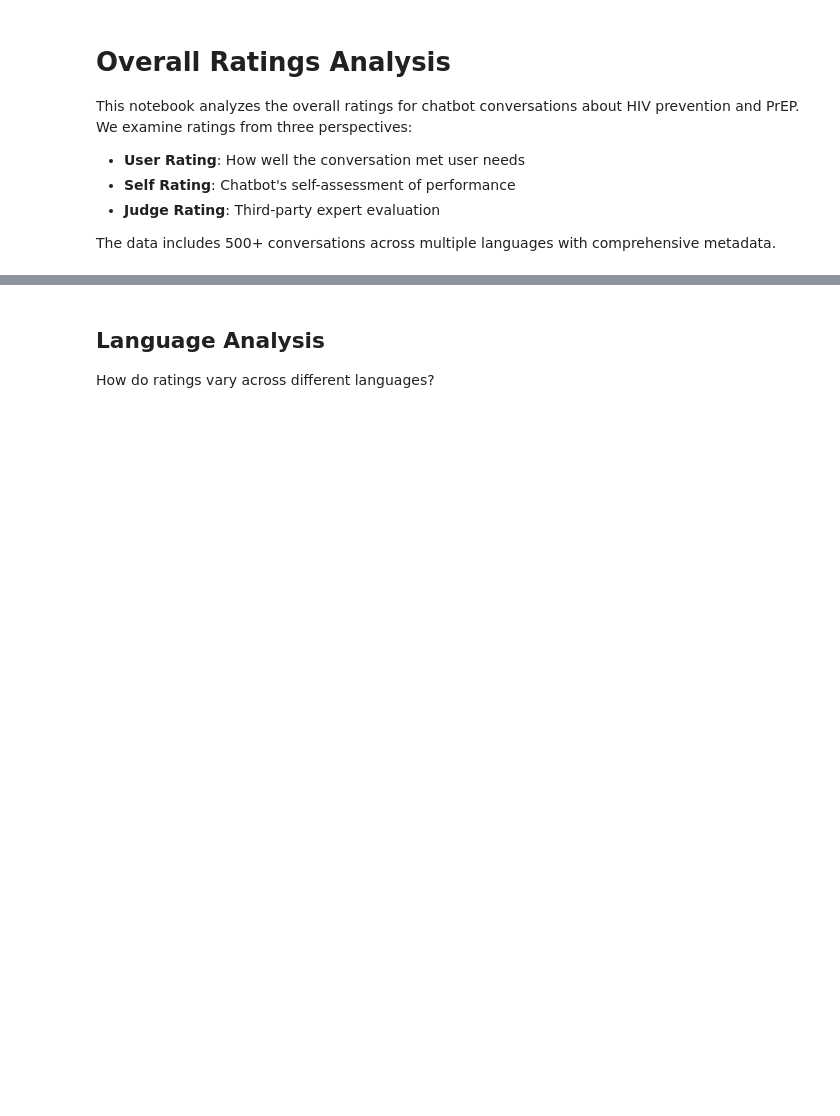
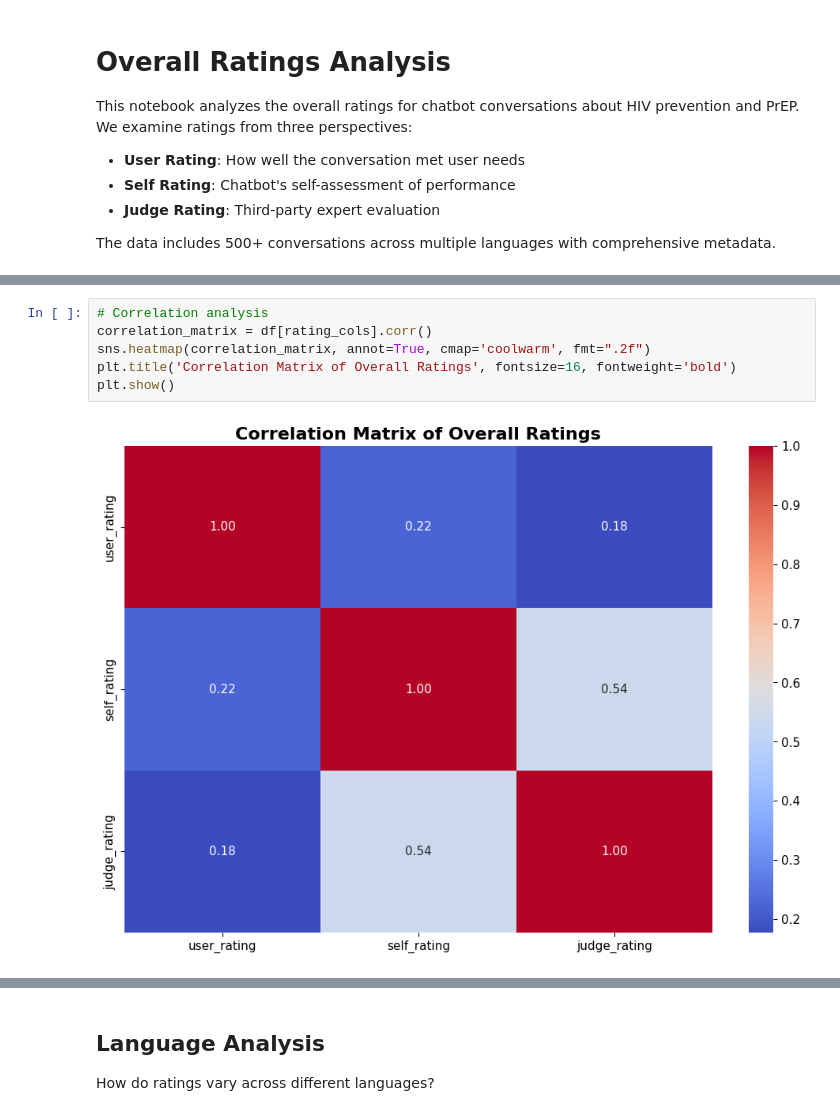
Before and after one commit to wisdom-okwen/autoeval_chatbot, a Jupyter notebook: analysis/overall.ipynb, the cells around one changed output, grey strips where cells are left out. Drawn from its saved outputs; the diff is of its cells as text; blank space fills up the shorter version.

```diff
--- a/analysis/overall.ipynb
+++ b/analysis/overall.ipynb
@@ -119,3 +109,11 @@ JUDGE_RATING:
+# %%
+# Correlation analysis
+correlation_matrix = df[rating_cols].corr()
+sns.heatmap(correlation_matrix, annot=True, cmap='coolwarm', fmt=".2f")
+plt.title('Correlation Matrix of Overall Ratings', fontsize=16, fontweight='bold')
+plt.show()
+# %% [output]
+[figure, added]
 # %%
 # Box plot comparison of all ratings
 plt.figure(figsize=(10, 6))
```
Also changed, not shown: parts of 5 cells of this notebook.
